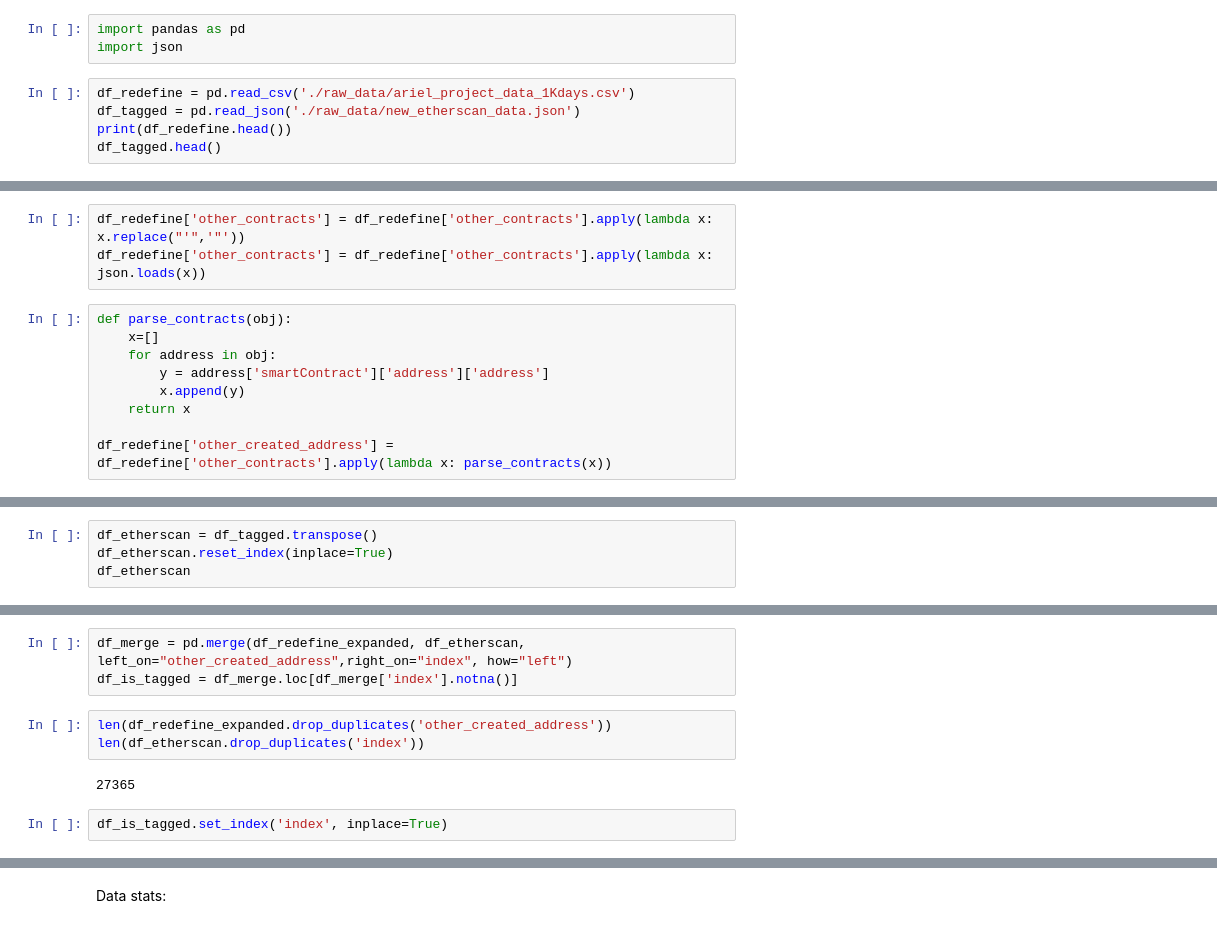
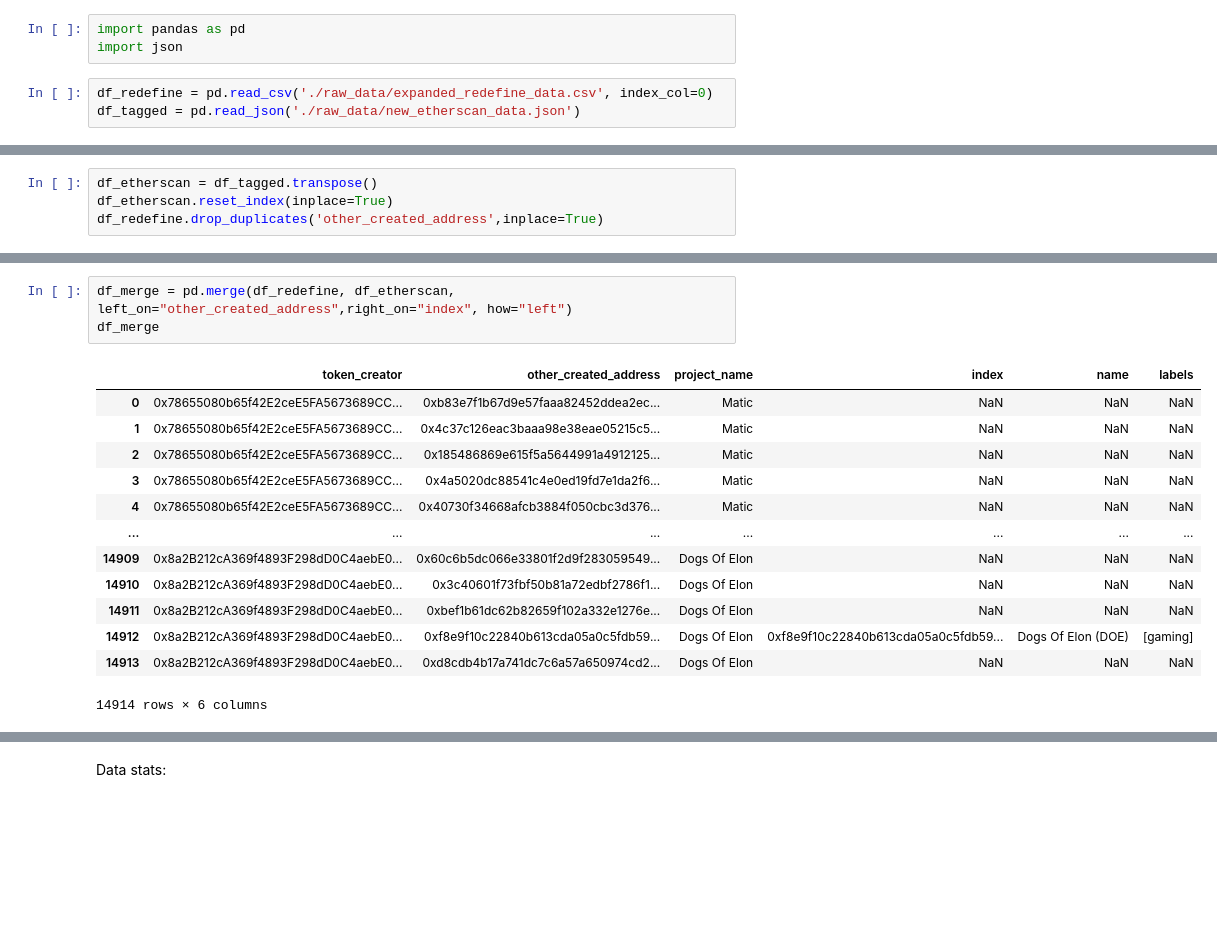
Before and after one commit to EthWiz/ariel-final-project, a Jupyter notebook: analyzing_results.ipynb, the cells around one changed output, grey strips where cells are left out. Cells and saved outputs as stored; diff of their text form; blank space fills up the shorter version.

```diff
--- a/analyzing_results.ipynb
+++ b/analyzing_results.ipynb
@@ -2,7 +2,5 @@
 import pandas as pd
 import json
 # %%
-df_redefine = pd.read_csv('./raw_data/ariel_project_data_1Kdays.csv')
+df_redefine = pd.read_csv('./raw_data/expanded_redefine_data.csv', index_col=0)
 df_tagged = pd.read_json('./raw_data/new_etherscan_data.json')
-print(df_redefine.head())
-df_tagged.head()
@@ -31,13 +7 @@ df_tagged.head()
-# %%
-df_redefine['other_contracts'] = df_redefine['other_contracts'].apply(lambda x: x.replace("'",'"'))
-df_redefine['other_contracts'] = df_redefine['other_contracts'].apply(lambda x: json.loads(x))
-# %%
-def parse_contracts(obj):
-    x=[]
-    for address in obj:
-        y = address['smartContract']['address']['address']
-        x.append(y)
-    return x
-
-df_redefine['other_created_address'] = df_redefine['other_contracts'].apply(lambda x: parse_contracts(x))
 # %%
@@ -85,4 +23,4 @@ df_redefine_expanded
 # %%
 df_etherscan = df_tagged.transpose()
 df_etherscan.reset_index(inplace=True)
-df_etherscan
+df_redefine.drop_duplicates('other_created_address',inplace=True)
@@ -103,11 +43,18 @@ df_etherscan
 # %%
-df_merge = pd.merge(df_redefine_expanded, df_etherscan, left_on="other_created_address",right_on="index", how="left")
-df_is_tagged = df_merge.loc[df_merge['index'].notna()]
+df_merge = pd.merge(df_redefine, df_etherscan, left_on="other_created_address",right_on="index", how="left")
+df_merge
+# %% [output]
+|  | token_creator | other_created_address | project_name | index | name | labels |
+| 0 | 0x78655080b65f42E2ceE5FA5673689CC... | 0xb83e7f1b67d9e57faaa82452ddea2ec... | Matic | NaN | NaN | NaN |
+| 1 | 0x78655080b65f42E2ceE5FA5673689CC... | 0x4c37c126eac3baaa98e38eae05215c5... | Matic | NaN | NaN | NaN |
+| 2 | 0x78655080b65f42E2ceE5FA5673689CC... | 0x185486869e615f5a5644991a4912125... | Matic | NaN | NaN | NaN |
+| 3 | 0x78655080b65f42E2ceE5FA5673689CC... | 0x4a5020dc88541c4e0ed19fd7e1da2f6... | Matic | NaN | NaN | NaN |
+| 4 | 0x78655080b65f42E2ceE5FA5673689CC... | 0x40730f34668afcb3884f050cbc3d376... | Matic | NaN | NaN | NaN |
+| ... | ... | ... | ... | ... | ... | ... |
+| 14909 | 0x8a2B212cA369f4893F298dD0C4aebE0... | 0x60c6b5dc066e33801f2d9f283059549... | Dogs Of Elon | NaN | NaN | NaN |
+| 14910 | 0x8a2B212cA369f4893F298dD0C4aebE0... | 0x3c40601f73fbf50b81a72edbf2786f1... | Dogs Of Elon | NaN | NaN | NaN |
+| 14911 | 0x8a2B212cA369f4893F298dD0C4aebE0... | 0xbef1b61dc62b82659f102a332e1276e... | Dogs Of Elon | NaN | NaN | NaN |
+| 14912 | 0x8a2B212cA369f4893F298dD0C4aebE0... | 0xf8e9f10c22840b613cda05a0c5fdb59... | Dogs Of Elon | 0xf8e9f10c22840b613cda05a0c5fdb59... | Dogs Of Elon (DOE) | [gaming] |
+| 14913 | 0x8a2B212cA369f4893F298dD0C4aebE0... | 0xd8cdb4b17a741dc7c6a57a650974cd2... | Dogs Of Elon | NaN | NaN | NaN |
+14914 rows × 6 columns
-# %%
-len(df_redefine_expanded.drop_duplicates('other_created_address'))
-len(df_etherscan.drop_duplicates('index'))
-# %% [output]
-27365
-# %%
-df_is_tagged.set_index('index', inplace=True)
 # %%
```
Also changed, not shown: parts of 20 cells of this notebook, 8 other files.
